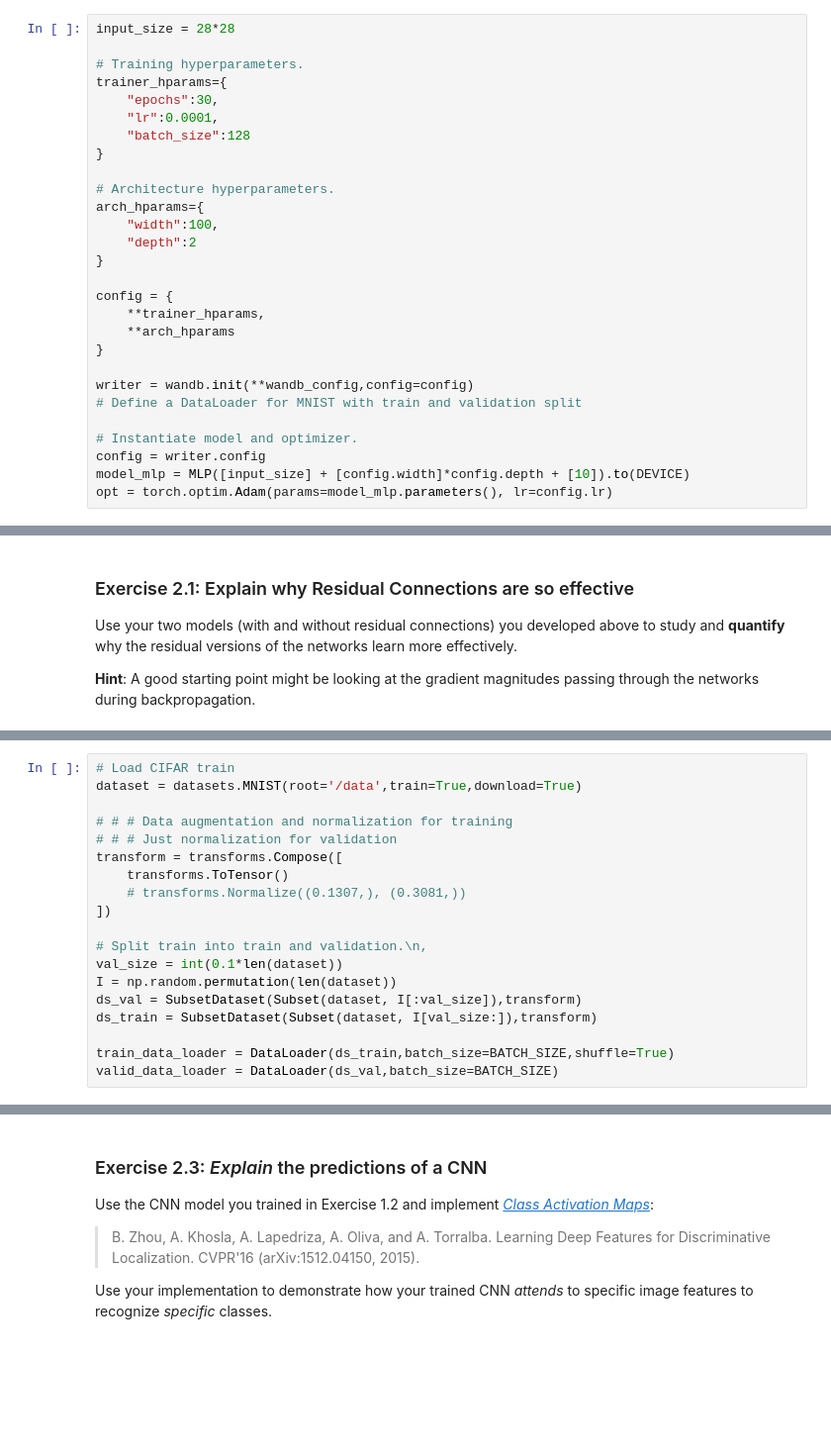
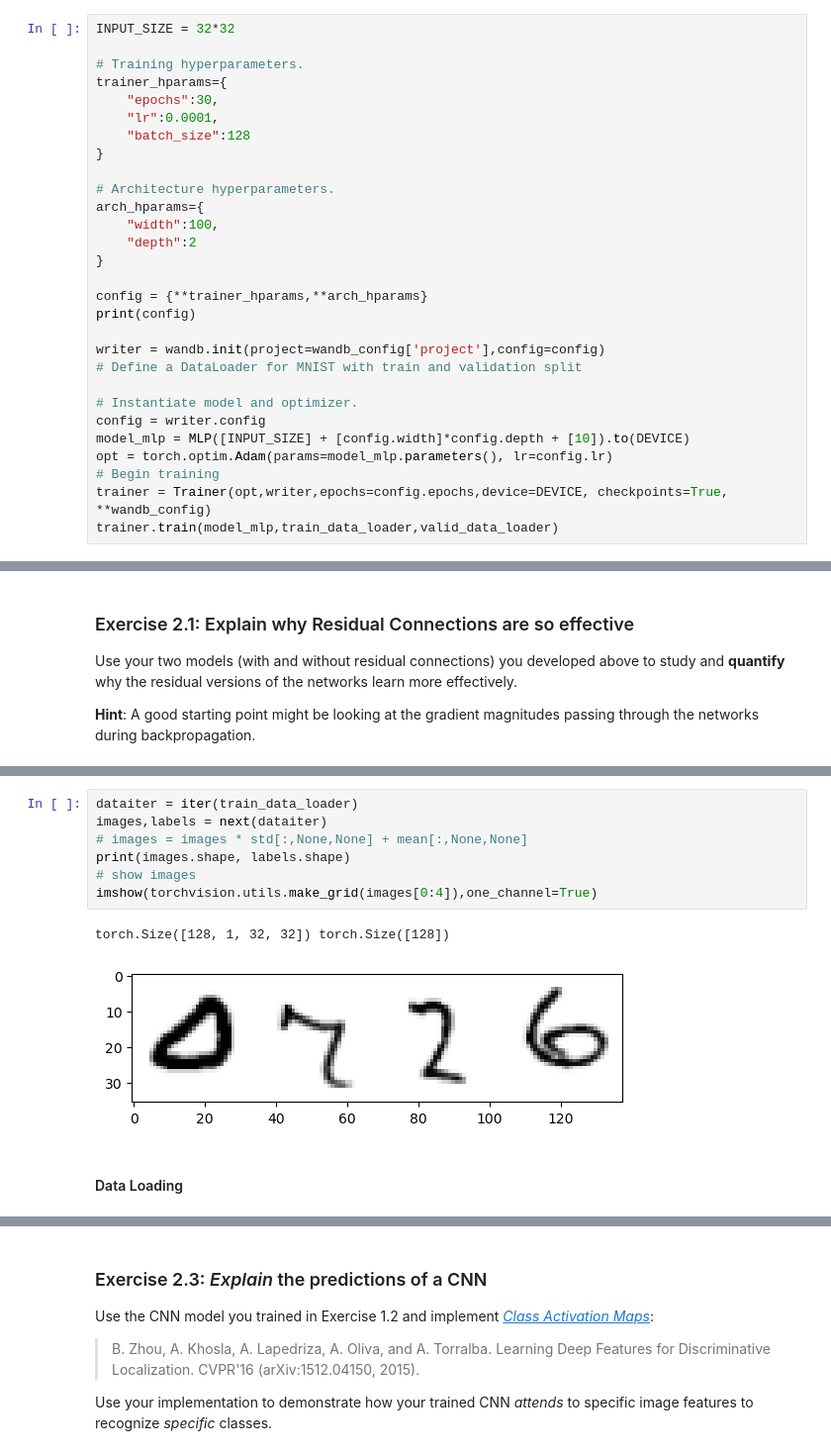
Before and after one commit to ciodar/deep-labs, a Jupyter notebook: lab1/Lab1-CNNs.ipynb, the cells around one changed output, grey strips where cells are left out. Shown at 99% size. Saved outputs shown, nothing was run; the diff lists cells and outputs as text; blank space fills up the shorter version.

```diff
--- a/lab1/Lab1-CNNs.ipynb
+++ b/lab1/Lab1-CNNs.ipynb
@@ -136,5 +168,5 @@ For the MNIST MLP
 # %%
-input_size = 28*28
+INPUT_SIZE = 32*32
 
 # Training hyperparameters.
 trainer_hparams={
@@ -149,16 +181,17 @@ arch_hparams={
     "depth":2
 }
 
-config = {
-    **trainer_hparams,
-    **arch_hparams
-}
+config = {**trainer_hparams,**arch_hparams}
+print(config)
 
-writer = wandb.init(**wandb_config,config=config)
+writer = wandb.init(project=wandb_config['project'],config=config)
 # Define a DataLoader for MNIST with train and validation split
 
 # Instantiate model and optimizer.
 config = writer.config
-model_mlp = MLP([input_size] + [config.width]*config.depth + [10]).to(DEVICE)
+model_mlp = MLP([INPUT_SIZE] + [config.width]*config.depth + [10]).to(DEVICE)
 opt = torch.optim.Adam(params=model_mlp.parameters(), lr=config.lr)
+# Begin training
+trainer = Trainer(opt,writer,epochs=config.epochs,device=DEVICE, checkpoints=True, **wandb_config)
+trainer.train(model_mlp,train_data_loader,valid_data_loader)
 # %% [output]
@@ -491,19 +555,0 @@ Take one of your trained classifiers and **fully-convolutionalize** it. That is,
-# %%
-# Load CIFAR train
-dataset = datasets.MNIST(root='/data',train=True,download=True)
-
-# # # Data augmentation and normalization for training
-# # # Just normalization for validation
-transform = transforms.Compose([
-    transforms.ToTensor()
-    # transforms.Normalize((0.1307,), (0.3081,))
-])
-
-# Split train into train and validation.\n,
-val_size = int(0.1*len(dataset))
-I = np.random.permutation(len(dataset))
-ds_val = SubsetDataset(Subset(dataset, I[:val_size]),transform)
-ds_train = SubsetDataset(Subset(dataset, I[val_size:]),transform)
-
-train_data_loader = DataLoader(ds_train,batch_size=BATCH_SIZE,shuffle=True)
-valid_data_loader = DataLoader(ds_val,batch_size=BATCH_SIZE)
@@ -539,0 +583,12 @@ plt.show()
+# %%
+dataiter = iter(train_data_loader)
+images,labels = next(dataiter)
+# images = images * std[:,None,None] + mean[:,None,None]
+print(images.shape, labels.shape)
+# show images
+imshow(torchvision.utils.make_grid(images[0:4]),one_channel=True)
+# %% [output]
+torch.Size([128, 1, 32, 32]) torch.Size([128])
+[figure, added]
+# %% [markdown]
+#### Data Loading
```
Also changed, not shown: parts of 41 cells of this notebook.
